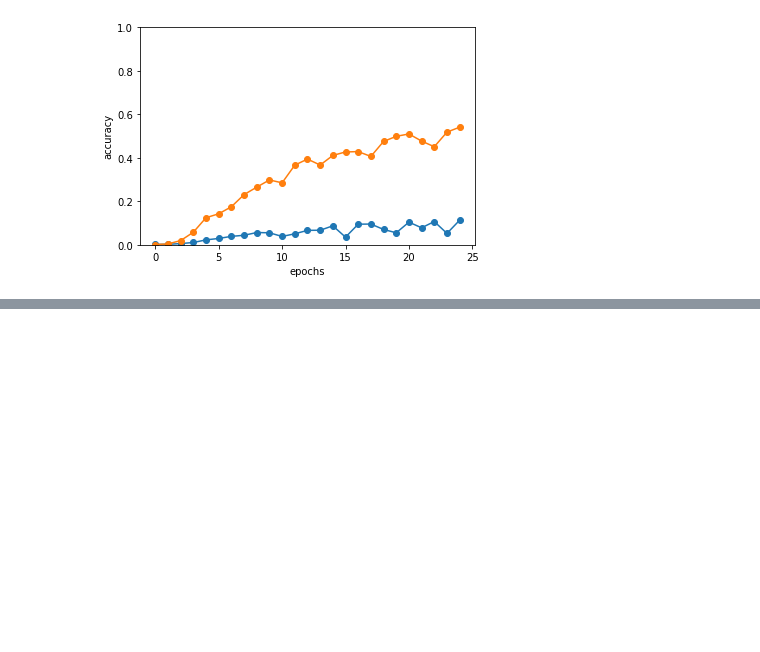
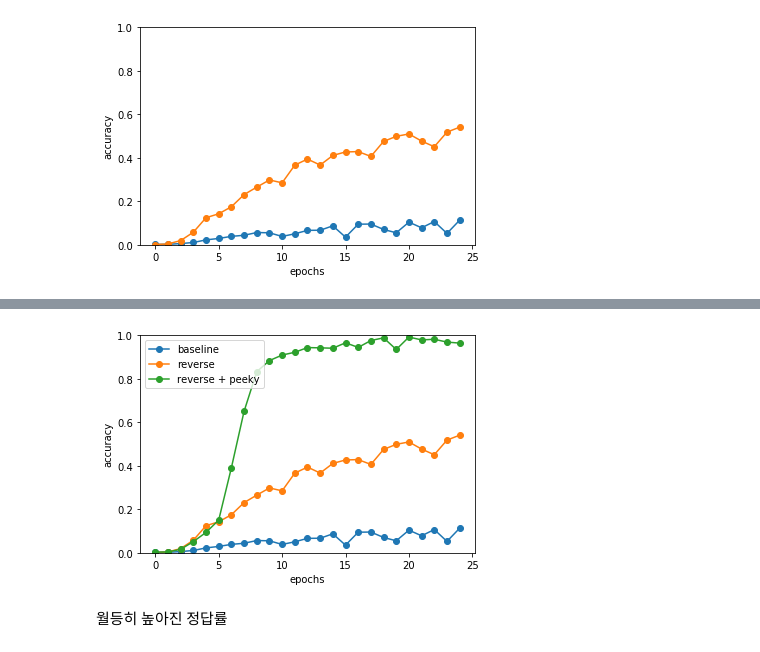
Before and after one commit to woodongk/keracorn-nlp-study, a Jupyter notebook: ch07_RNN을_사용한_문장_생성/ch07_RNN을 사용한 문장 생성.ipynb, the cells around one changed output, grey strips where cells are left out. Cells and saved outputs as stored; diff of their text form; code cells hidden in the pictures; blank space fills up the shorter version.

```diff
--- a/ch07_RNN을_사용한_문장_생성/ch07_RNN을 사용한 문장 생성.ipynb
+++ b/ch07_RNN을_사용한_문장_생성/ch07_RNN을 사용한 문장 생성.ipynb
@@ -667,0 +828,18 @@ plt.show()
+# %%
+# 그래프 그리기
+x = np.arange(len(acc_list))
+graphs=[ acc_list, reversed_acc_list, reversed_peeky_acc_list ]
+legend = ['baseline', 'reverse', 'reverse + peeky']
+
+for l,g in zip(legend, graphs):
+    plt.plot(x, g, marker='o', label=l)
+
+plt.legend()
+plt.xlabel('epochs')
+plt.ylabel('accuracy')
+plt.ylim(0, 1.0)
+plt.show()
+# %% [output]
+[figure, added]
+# %% [markdown]
+월등히 높아진 정답률
```
Also changed, not shown: parts of 10 cells of this notebook, 1 other file.
